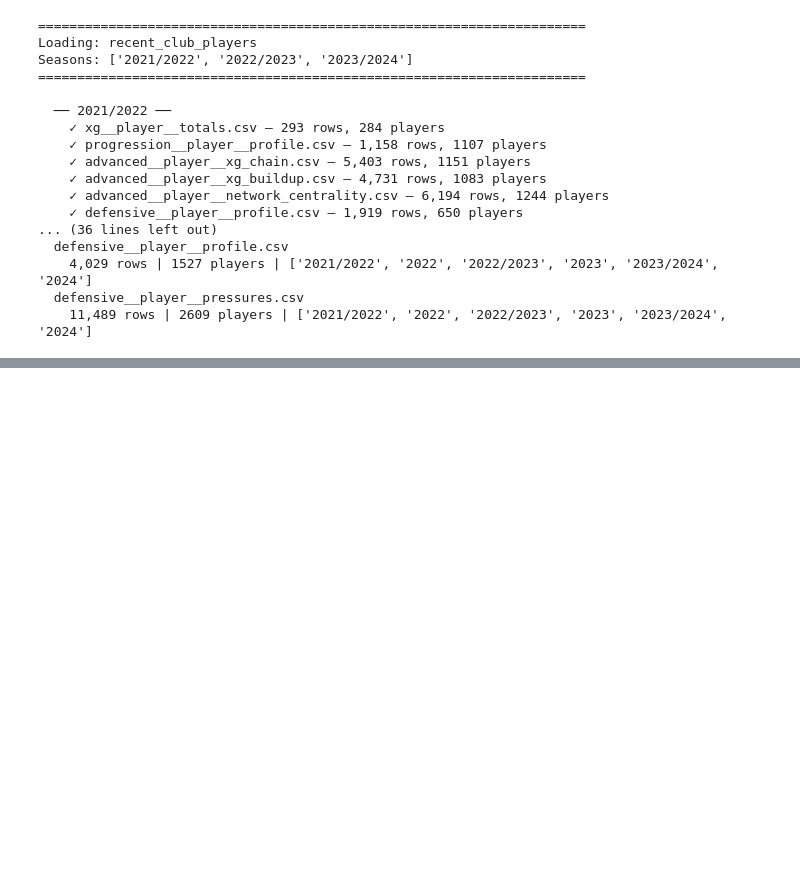
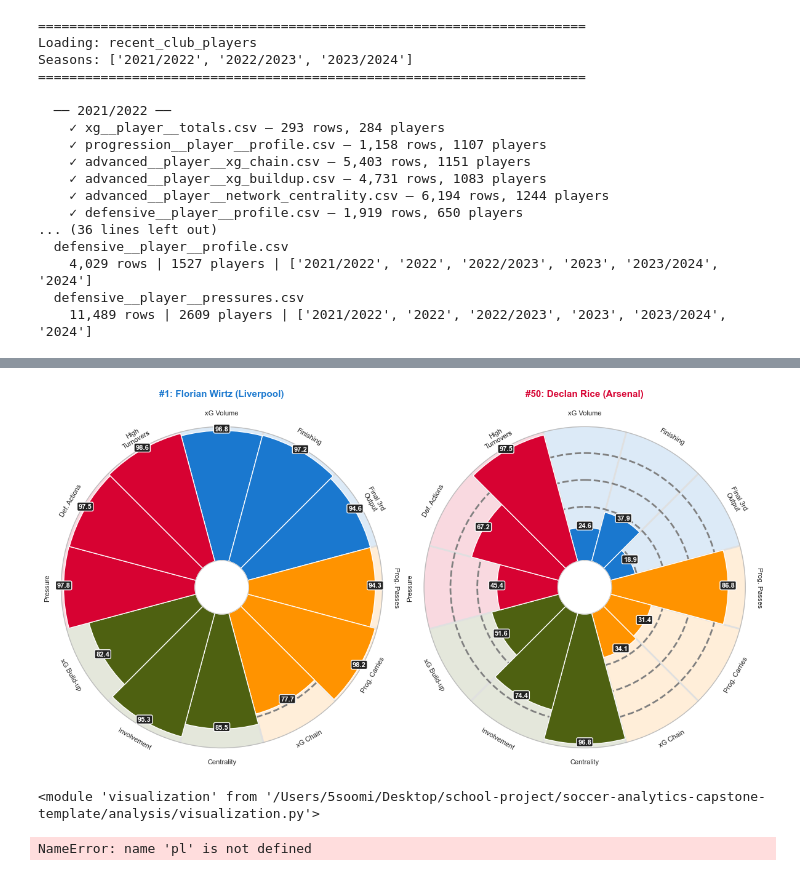
Before and after one commit to soh364/soccer-analytics-capstone-XOh, a Jupyter notebook: eda/EDA_Soomi.ipynb, the cells around one changed output, grey strips where cells are left out. Saved outputs shown, nothing was run; the diff lists cells and outputs as text; code cells hidden in the pictures; blank space fills up the shorter version.

```diff
--- a/eda/EDA_Soomi.ipynb
+++ b/eda/EDA_Soomi.ipynb
@@ -662,0 +625,21 @@ print(country_players_list)
+# %%
+# Now call your functions using the 'visualization.' prefix
+visualization.plot_comparison_pizzas(
+    player_scores_final,
+    p1_name=player_scores_final['player'][0],
+    p2_name=player_scores_final['player'][49],
+    p1_rank=1,
+    p2_rank=50
+)
+# %% [output]
+[figure, added]
+# %%
+import visualization
+import importlib
+importlib.reload(visualization)
+# %% [output]
+<module 'visualization' from '/Users/5soomi/Desktop/school-project/soccer-analytics-capstone-template/analysis/visualization.py'>
+# %%
+visualization.plot_club_distribution(player_scores_final)
+# %% [output]
+NameError: name 'pl' is not defined
```
Also changed, not shown: parts of 3 cells of this notebook, 3 other files.
